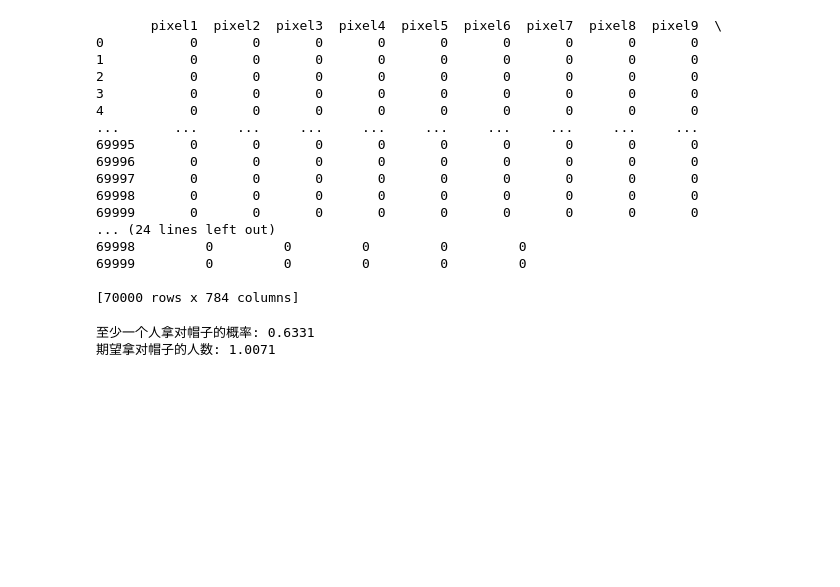
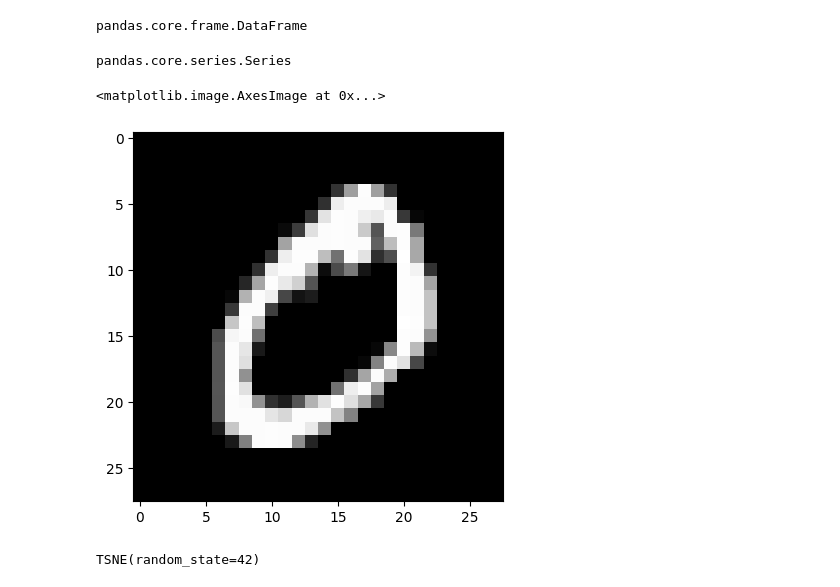
Before and after one commit to Qualia0503/ML_Review, a Jupyter notebook: 05_AAAMLP.ipynb, the cells around one changed output. Saved outputs shown, nothing was run; the diff lists cells and outputs as text; code cells hidden in the pictures; blank space fills up the shorter version.

```diff
--- a/05_AAAMLP.ipynb
+++ b/05_AAAMLP.ipynb
@@ -17,52 +44,12 @@ data = datasets.fetch_openml(
 pixel_values, targets = data
 targets = targets.astype(int)
 # %%
-print(pixel_values)
+type(pixel_values)
 # %% [output]
-       pixel1  pixel2  pixel3  pixel4  pixel5  pixel6  pixel7  pixel8  pixel9  \
-0           0       0       0       0       0       0       0       0       0
-1           0       0       0       0       0       0       0       0       0
-2           0       0       0       0       0       0       0       0       0
-3           0       0       0       0       0       0       0       0       0
-4           0       0       0       0       0       0       0       0       0
-...       ...     ...     ...     ...     ...     ...     ...     ...     ...
-69995       0       0       0       0       0       0       0       0       0
-69996       0       0       0       0       0       0       0       0       0
-69997       0       0       0       0       0       0       0       0       0
-69998       0       0       0       0       0       0       0       0       0
-69999       0       0       0       0       0       0       0       0       0
-... (24 lines left out)
-69998         0         0         0         0         0
-69999         0         0         0         0         0
-
-[70000 rows x 784 columns]
+pandas.core.frame.DataFrame
-# %%
-import numpy as np
-
-def simulate_hat_problem(n, trials=10000):
-    success_count = 0  # 统计至少有一个人正确的次数
-    total_correct = 0  # 统计所有实验中拿对帽子的人数总和
-
-    for _ in range(trials):
-        hats = np.arange(n)  # 0, 1, ..., n-1 对应每个人的帽子
-        np.random.shuffle(hats)  # 随机打乱
-        correct = np.sum(hats == np.arange(n))  # 统计正确匹配的个数
-
-        if correct > 0:
-            success_count += 1
-
-        total_correct += correct
-
-    prob_at_least_one = success_count / trials
-    expected_correct = total_correct / trials
-
-    return prob_at_least_one, expected_correct
-
-# 运行模拟
-n = 10  # 例如有10个人
-probability, expectation = simulate_hat_problem(n)
-print(f"至少一个人拿对帽子的概率: {probability:.4f}")
-print(f"期望拿对帽子的人数: {expectation:.4f}")
-# %% [output]
-至少一个人拿对帽子的概率: 0.6331
-期望拿对帽子的人数: 1.0071
+# %%
+type(targets)
+# %% [output]
+pandas.core.series.Series
+# %%
+pixel_values = pixel_values.to_numpy()
@@ -68,0 +58,11 @@ print(f"期望拿对帽子的人数: {expectation:.4f}")
+# %%
+single_image = pixel_values[1, :].reshape(28, 28)
+plt.imshow(single_image, cmap='gray')
+# %% [output]
+<matplotlib.image.AxesImage at 0x...>
+[figure, added]
+# %%
+tsne = manifold.TSNE(n_components=2, random_state=42)
+tsne
+# %% [output]
+TSNE(random_state=42)
```
Also changed, not shown: parts of 24 cells of this notebook, 2 other files.
